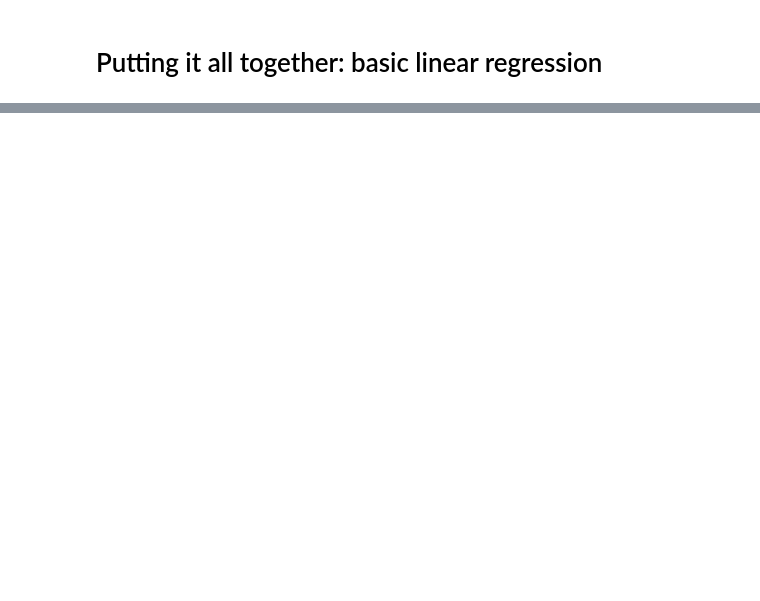
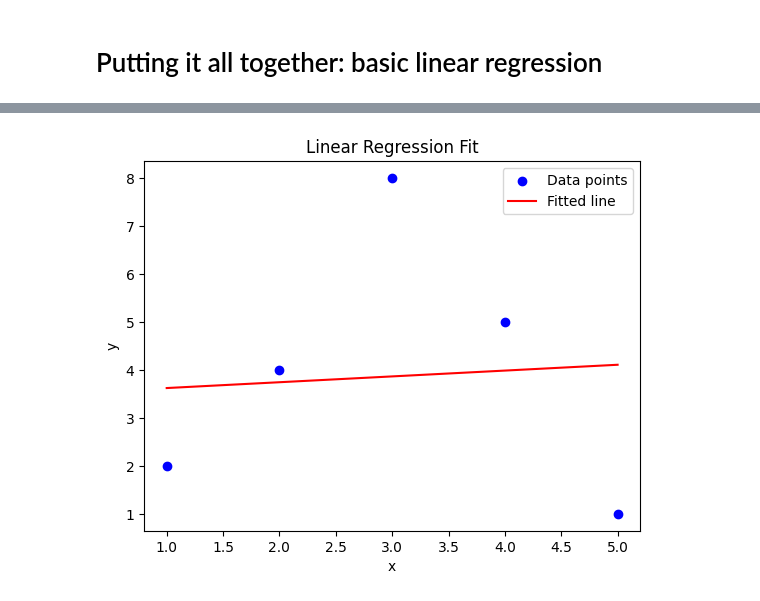
Before and after one commit to ifromm/fcsp, a Jupyter notebook: Notebooks/unit5.ipynb, the cells around one changed output, grey strips where cells are left out. Cells and saved outputs as stored; diff of their text form; code cells hidden in the pictures; blank space fills up the shorter version.

```diff
--- a/Notebooks/unit5.ipynb
+++ b/Notebooks/unit5.ipynb
@@ -820,0 +1125,18 @@ The algorithm converged in 372 steps.
+# %%
+import matplotlib.pyplot as plt
+x_vals = [point[0] for point in data]
+y_vals = [point[1] for point in data]
+
+plt.scatter(x_vals, y_vals, color='blue', label='Data points')
+x_line = [min(x_vals), max(x_vals)]
+y_line = [a * x + b for x in x_line]
+
+plt.plot(x_line, y_line, color='red', label='Fitted line')
+plt.xlabel('x')
+plt.ylabel('y')
+plt.title('Linear Regression Fit')
+plt.legend()
+
+plt.show()
+# %% [output]
+[figure, added]
```
Also changed, not shown: parts of 71 cells of this notebook.
